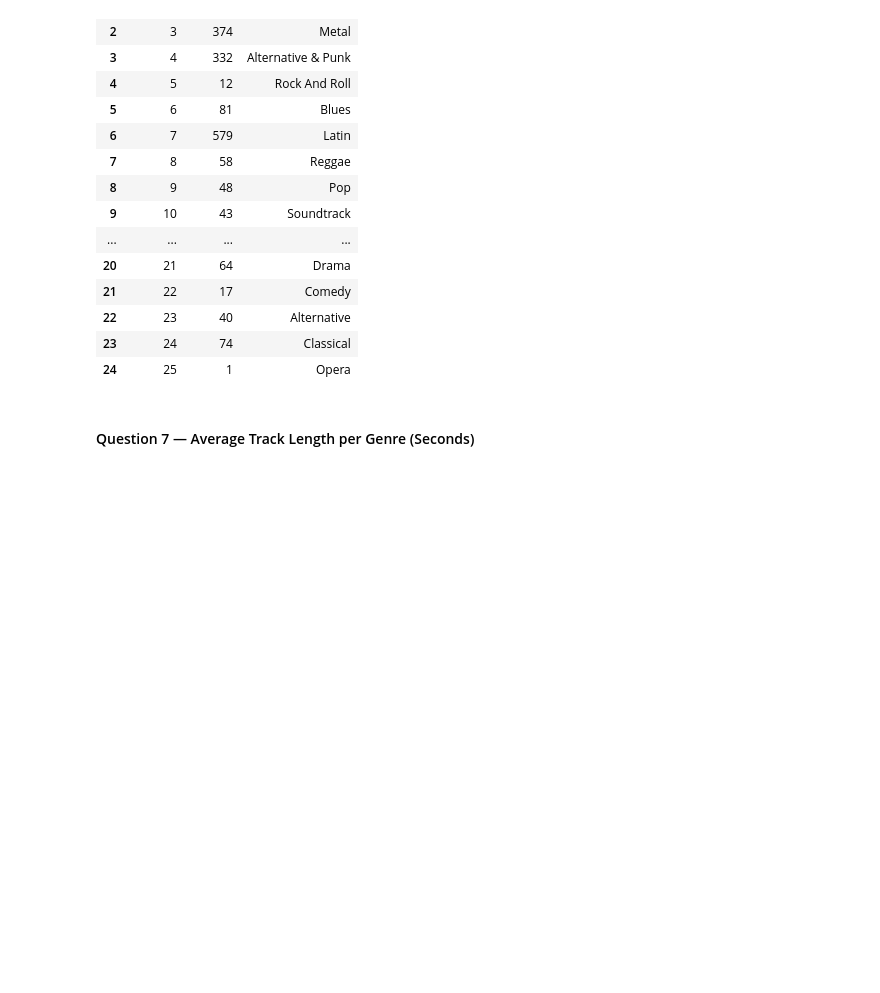
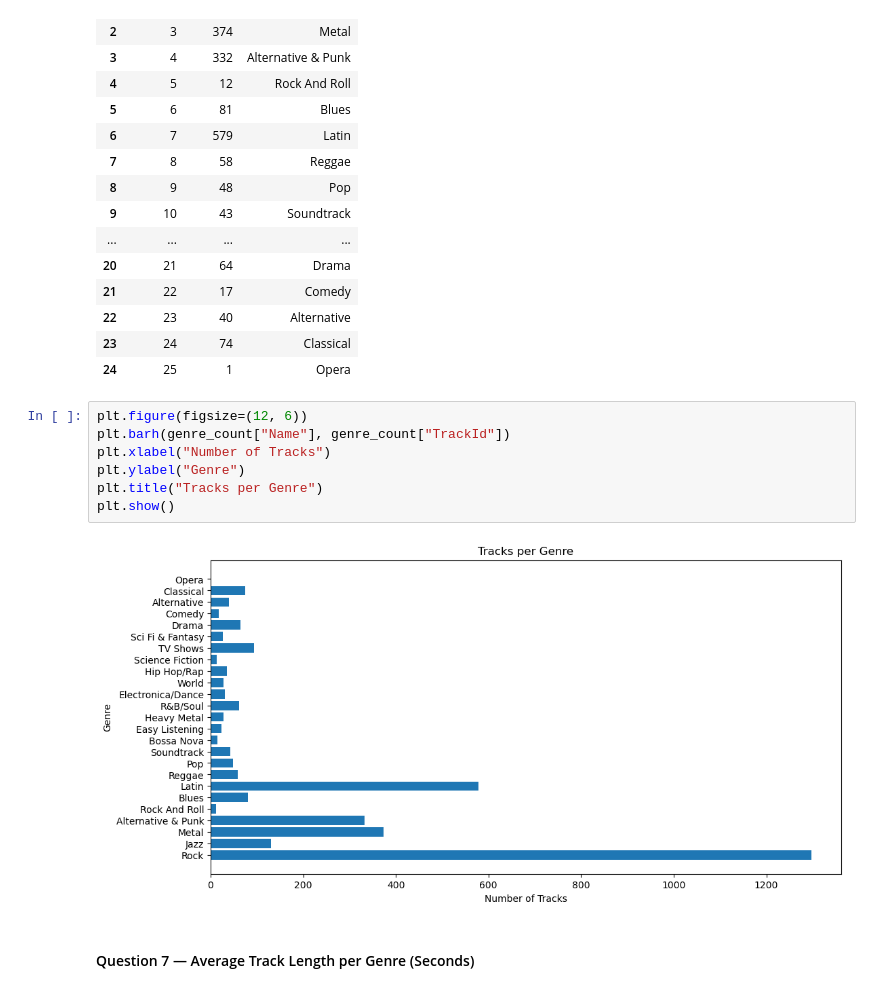
Before and after one commit to olaoluwaoyebola/PORA-Data-Science, a Jupyter notebook: Python/Assignment_Notebook_Pandas_SQLite.ipynb, the cells around one changed output. Drawn from its saved outputs; the diff is of its cells as text; blank space fills up the shorter version.

Commit message:
feat: visualize data using matplotlib

```diff
--- a/Python/Assignment_Notebook_Pandas_SQLite.ipynb
+++ b/Python/Assignment_Notebook_Pandas_SQLite.ipynb
@@ -255,6 +255,15 @@ genre_count
 | 22 | 23 | 40 | Alternative |
 | 23 | 24 | 74 | Classical |
 | 24 | 25 | 1 | Opera |
+# %%
+plt.figure(figsize=(12, 6))
+plt.barh(genre_count["Name"], genre_count["TrackId"])
+plt.xlabel("Number of Tracks")
+plt.ylabel("Genre")
+plt.title("Tracks per Genre")
+plt.show()
+# %% [output]
+[figure, added]
 # %% [markdown]
 #### Question 7 — Average Track Length per Genre (Seconds)
 # %%
```
Also changed, not shown: parts of 6 cells of this notebook.
